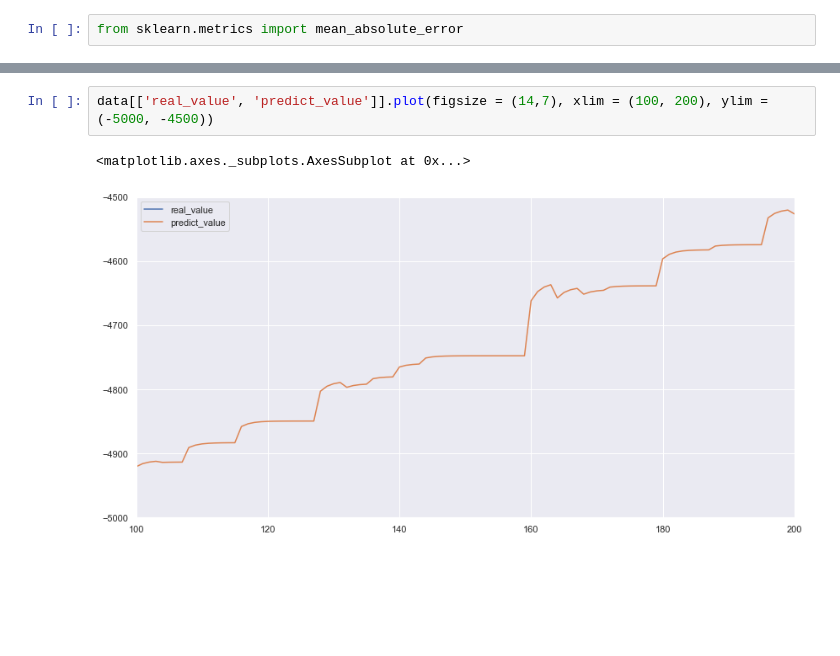
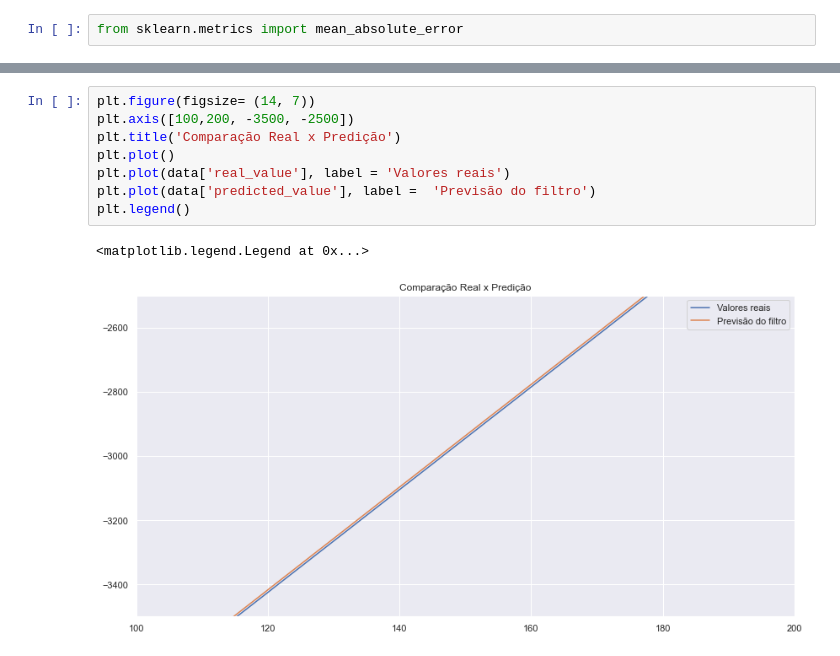
Before and after one commit to Breno-Cavalcanti/roboCin, a Jupyter notebook: filter-std/validation.ipynb, the cells around one changed output, grey strips where cells are left out. Cells and saved outputs as stored; diff of their text form; blank space fills up the shorter version.

```diff
--- a/filter-std/validation.ipynb
+++ b/filter-std/validation.ipynb
@@ -90,5 +75,11 @@ data.iloc[:20, :]
-# %%
-data[['real_value', 'predict_value']].plot(figsize = (14,7), xlim = (100, 200), ylim = (-5000, -4500))
-# %% [output]
-<matplotlib.axes._subplots.AxesSubplot at 0x...>
-[figure, removed]
+# %%
+plt.figure(figsize= (14, 7))
+plt.axis([100,200, -3500, -2500])
+plt.title('Comparação Real x Predição')
+plt.plot()
+plt.plot(data['real_value'], label = 'Valores reais')
+plt.plot(data['predicted_value'], label =  'Previsão do filtro')
+plt.legend()
+# %% [output]
+<matplotlib.legend.Legend at 0x...>
+[figure, added]
```
Also changed, not shown: parts of 10 cells of this notebook, 1 other file.
